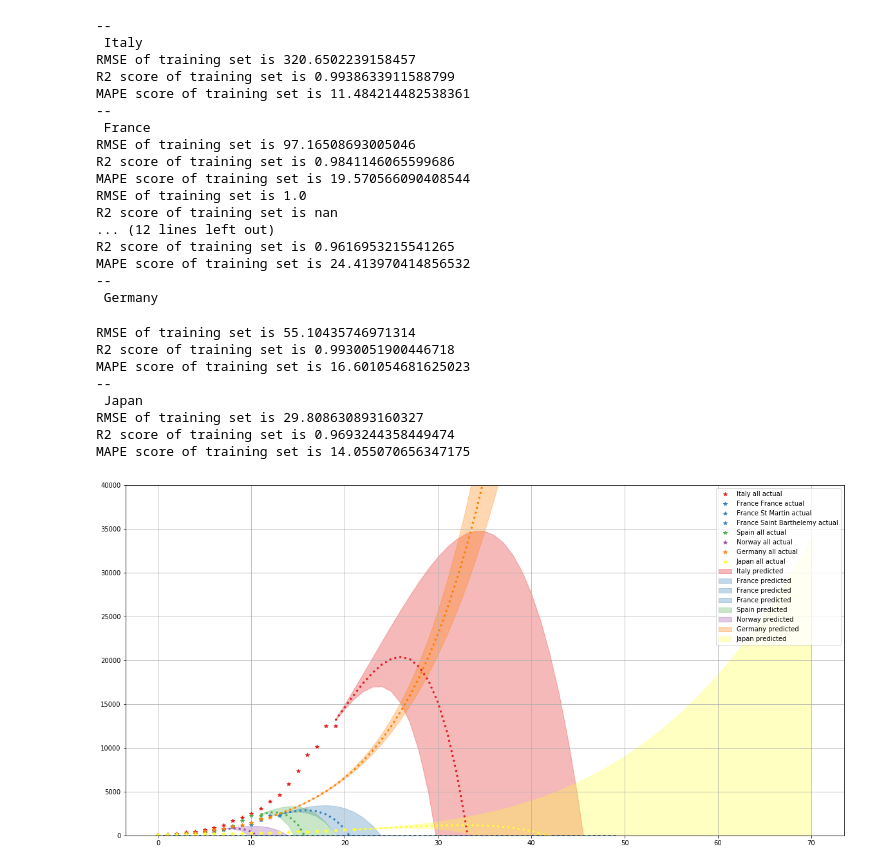
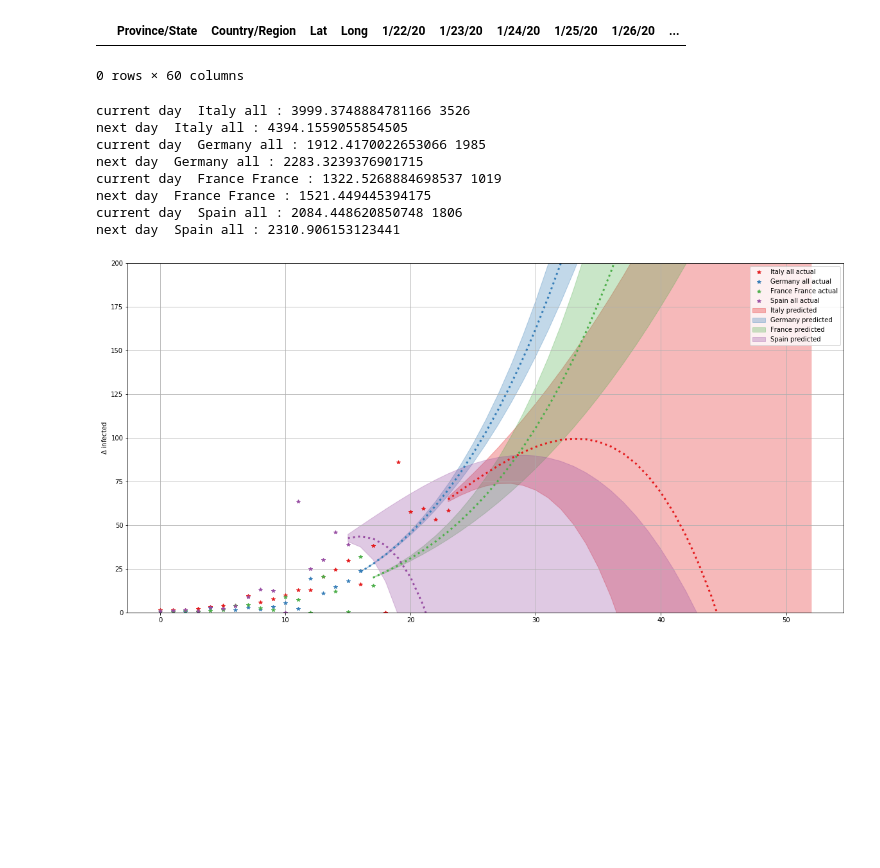
Before and after one commit to venergiac/covid-19-elastcnet-model, a Jupyter notebook: covid-19.ipynb, the cells around one changed output. Cells and saved outputs as stored; diff of their text form; code cells hidden in the pictures; blank space fills up the shorter version.

Commit message:
model with delta normalised

```diff
--- a/covid-19.ipynb
+++ b/covid-19.ipynb
@@ -43,9 +25,14 @@ df
+# %%
+df[(df['Country/Region']=='US') & ((df['Province/State'].isna()) | (df['Province/State']=='US'))]
+# %% [output]
+|  | Province/State | Country/Region | Lat | Long | 1/22/20 | 1/23/20 | 1/24/20 | 1/25/20 | 1/26/20 | ... |
+0 rows × 60 columns
 # %%
 def __split_data(df, nation):
 
     idx_start = 4
 
-    df_n = df[df['Country/Region']==nation]
+    df_n = df[(df['Country/Region']==nation) & ((df['Province/State'].isna()) | (df['Province/State']==nation))]
 
     n = df_n.shape[0]
 
@@ -158,48 +140,42 @@ def predict_and_plot(df, nation, next_days, color):
+# %%
+population_by_nation = {'Italy': 60.480,
+                        'France': 66.890,
+                        'Spain':46.600,
+                         'Japan':126.800,
+                         'Germany': 82.790,
+                         'Norway': 5.368,
+                         'Belgium': 11.400,
+                         'Greece': 10.740}
+population_by_nation = {'Italy': 60.480,'Germany': 82.790,'France': 66.890,'Spain':46.600}
 # %%
 from matplotlib.cm import get_cmap
 
 name = "Set1"
 cmap = get_cmap(name)
 COLORS =  cmap.colors
 
 
-def predict_and_plot_all(df, nations, next_days):
+def predict_and_plot_all(df, population_by_nation, next_days):
     plt.figure(figsize=(20,10))
-    for i,nation in enumerate(nations):
-        print("--\n",nation)
-        predict_and_plot(df, nation, next_days, color = COLORS[i])
+    for i,nation in enumerate(population_by_nation):
+        #print("--\n",nation)
+        population = population_by_nation[nation]
+        predict_and_plot(df, nation,population, next_days, color = COLORS[i])
 
-    plt.ylim(0, 40000)
+    plt.ylim(0, 200)
+    plt.ylabel('$\Delta$ infected')
     plt.legend()
     plt.grid()
     plt.show()
 
-nations=['Italy', 'France',  'Spain','Norway', 'Germany', 'Japan']
-predict_and_plot_all(df, nations, 50)
+predict_and_plot_all(df, population_by_nation, 30)
 # %% [output]
---
- Italy
-RMSE of training set is 320.6502239158457
-R2 score of training set is 0.9938633911588799
-MAPE score of training set is 11.484214482538361
---
- France
-RMSE of training set is 97.16508693005046
-R2 score of training set is 0.9841146065599686
-MAPE score of training set is 19.570566090408544
-RMSE of training set is 1.0
-R2 score of training set is nan
-... (12 lines left out)
-R2 score of training set is 0.9616953215541265
-MAPE score of training set is 24.413970414856532
---
- Germany
+current day  Italy all : 3999.3748884781166 3526
+next day  Italy all : 4394.1559055854505
+current day  Germany all : 1912.4170022653066 1985
+next day  Germany all : 2283.3239376901715
+current day  France France : 1322.5268884698537 1019
+next day  France France : 1521.449445394175
+current day  Spain all : 2084.448620850748 1806
+next day  Spain all : 2310.906153123441
-RMSE of training set is 55.10435746971314
-R2 score of training set is 0.9930051900446718
-MAPE score of training set is 16.601054681625023
---
- Japan
-RMSE of training set is 29.808630893160327
-R2 score of training set is 0.9693244358449474
-MAPE score of training set is 14.055070656347175
-[figure, old version]
+[figure, new version]
```
Also changed, not shown: parts of 3 cells of this notebook.
